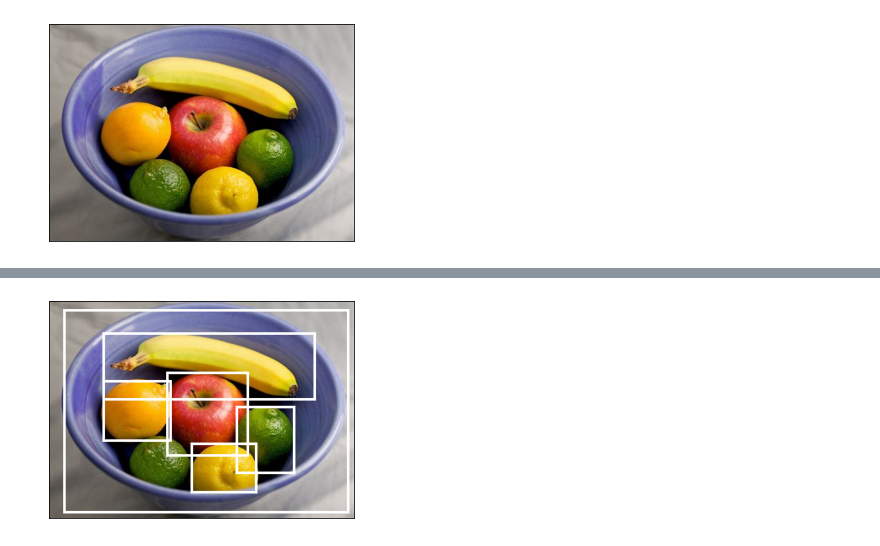
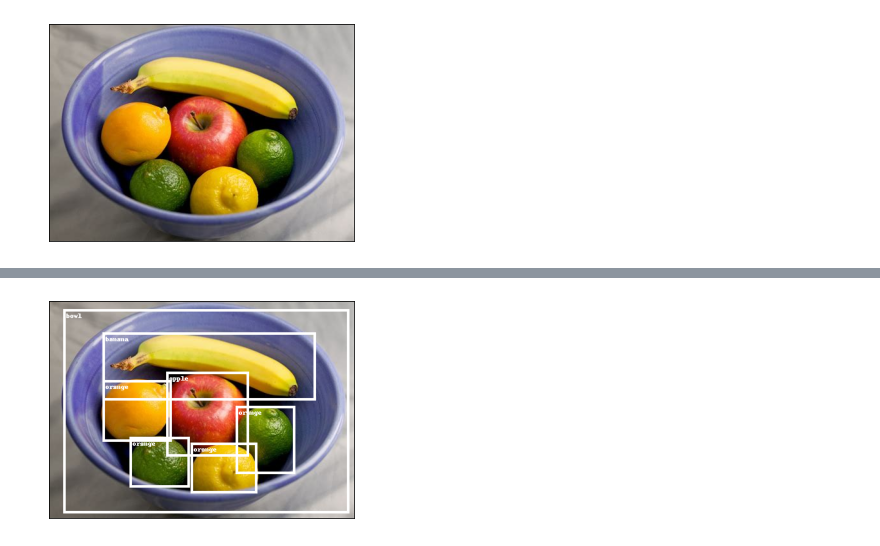
Before and after one commit to ColinAF/SeniorProject, a Jupyter notebook: Object_Detection_Tests.ipynb, the cells around one changed output, grey strips where cells are left out. Saved outputs shown, nothing was run; the diff lists cells and outputs as text; code cells hidden in the pictures.

Commit message:
Slight progress on object detection - Added Labels to bounding boxes - Tested more realistic fruit bowl images

```diff
--- a/Object_Detection_Tests.ipynb
+++ b/Object_Detection_Tests.ipynb
@@ -80,10 +64,28 @@ print(outputs)
-# %%
-score_threshold = .9
-apples_with_boxes = [
-    draw_bounding_boxes(apple_int, boxes=output['boxes'][output['scores'] > score_threshold], width=4)
-    for apple_int, output in zip(batch_int, outputs)
-]
-
-show(apples_with_boxes)
-# %% [output]
-[figure, removed]
+# %%
+inst_classes = [
+    '__background__', 'person', 'bicycle', 'car', 'motorcycle', 'airplane', 'bus',
+    'train', 'truck', 'boat', 'traffic light', 'fire hydrant', 'N/A', 'stop sign',
+    'parking meter', 'bench', 'bird', 'cat', 'dog', 'horse', 'sheep', 'cow',
+    'elephant', 'bear', 'zebra', 'giraffe', 'N/A', 'backpack', 'umbrella', 'N/A', 'N/A',
+    'handbag', 'tie', 'suitcase', 'frisbee', 'skis', 'snowboard', 'sports ball',
+    'kite', 'baseball bat', 'baseball glove', 'skateboard', 'surfboard', 'tennis racket',
+    'bottle', 'N/A', 'wine glass', 'cup', 'fork', 'knife', 'spoon', 'bowl',
+    'banana', 'apple', 'sandwich', 'orange', 'broccoli', 'carrot', 'hot dog', 'pizza',
+    'donut', 'cake', 'chair', 'couch', 'potted plant', 'bed', 'N/A', 'dining table',
+    'N/A', 'N/A', 'toilet', 'N/A', 'tv', 'laptop', 'mouse', 'remote', 'keyboard', 'cell phone',
+    'microwave', 'oven', 'toaster', 'sink', 'refrigerator', 'N/A', 'book',
+    'clock', 'vase', 'scissors', 'teddy bear', 'hair drier', 'toothbrush'
+]
+
+for i in range(len(outputs[0]['labels'])):
+    lb[i] = inst_classes[outputs[0]['labels'][i]]
+
+score_threshold = .7
+fruit_with_boxes = [
+    draw_bounding_boxes(apple_int, boxes=output['boxes'][output['scores'] > score_threshold], labels=lb, width=4)
+    for apple_int, output in zip(batch_int, outputs)
+]
+
+show(fruit_with_boxes)
+# %% [output]
+[figure, added]
```
Also changed, not shown: parts of 3 cells of this notebook.
